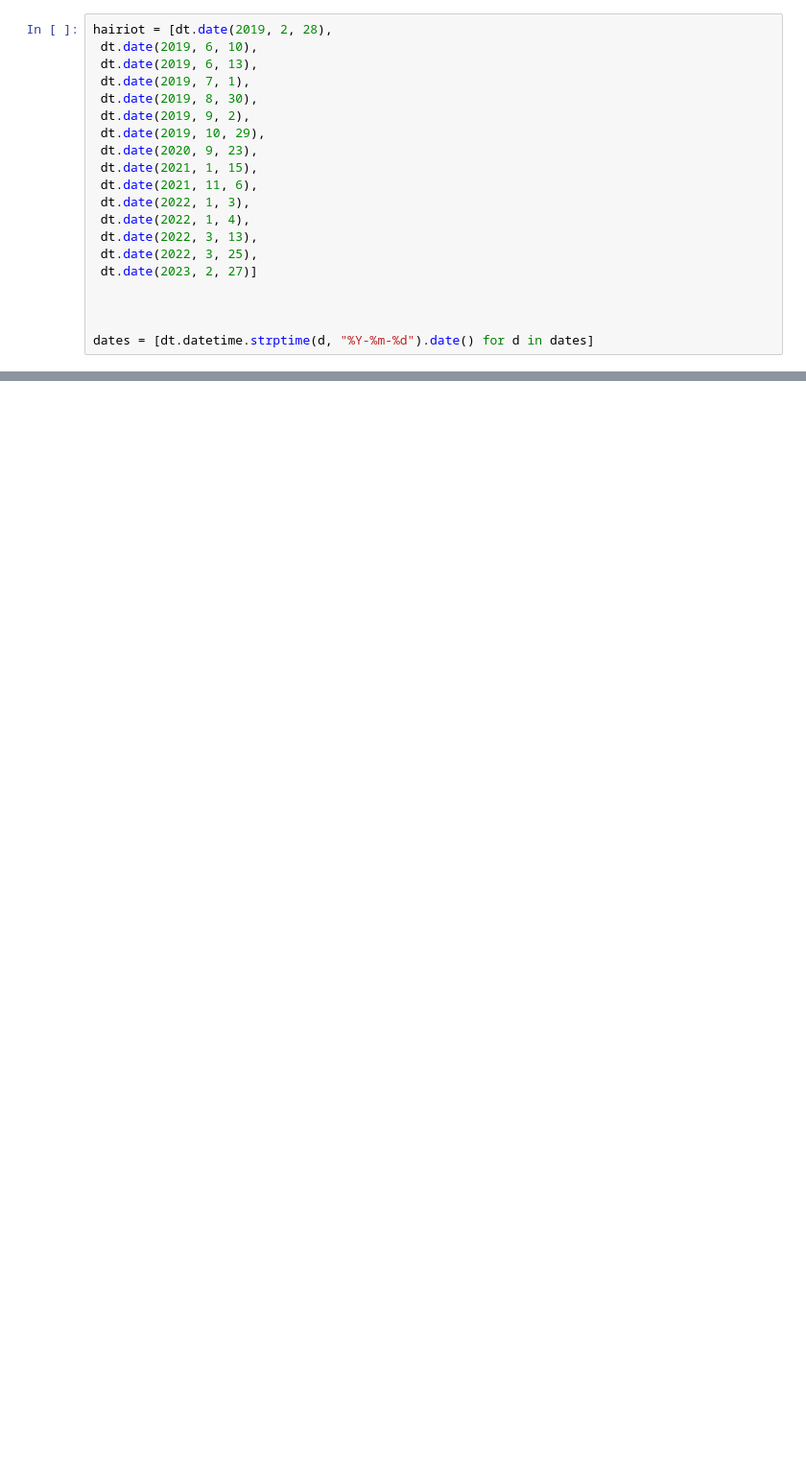
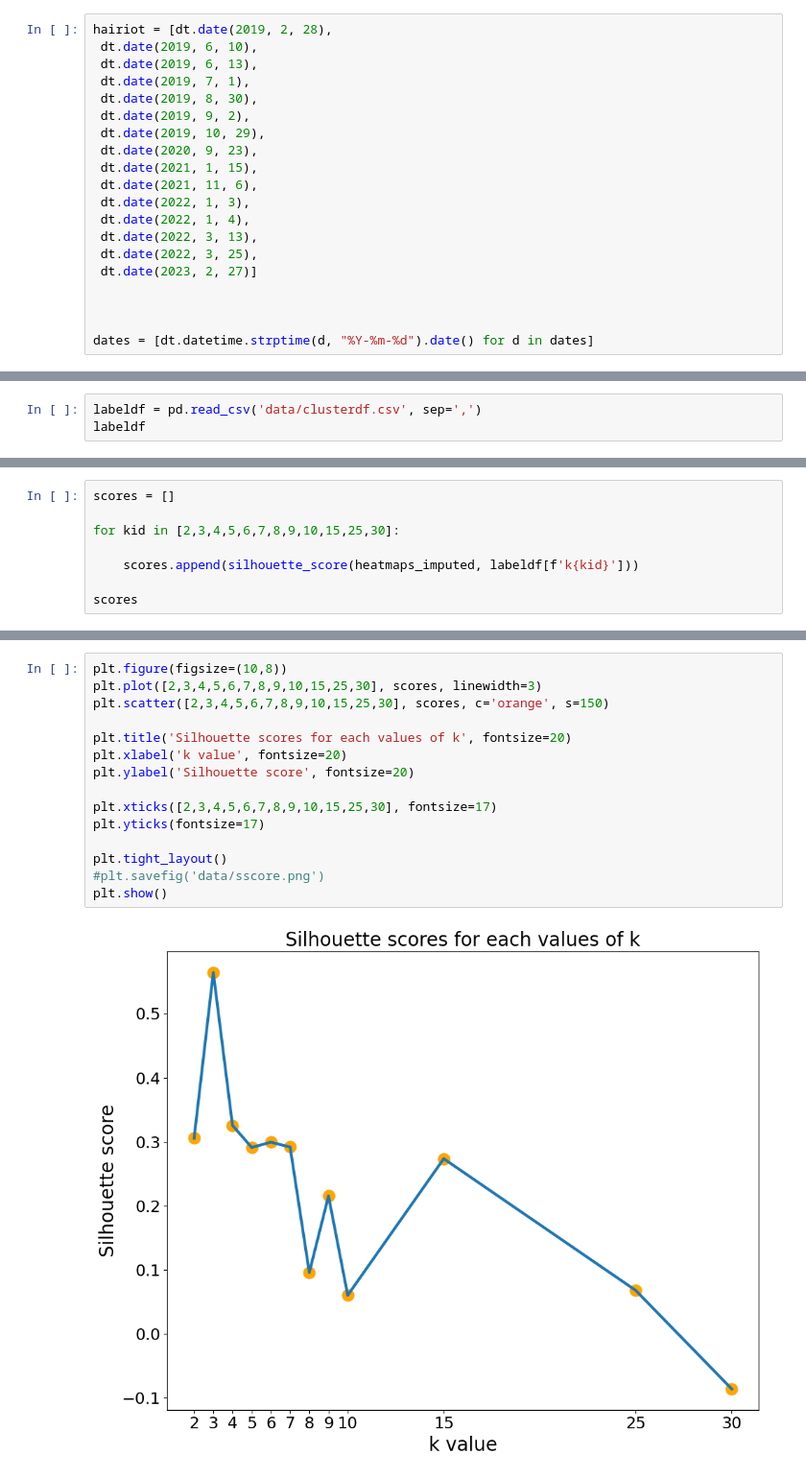
Before and after one commit to kuhaonmaraani/gradu, a Jupyter notebook: clustering.ipynb, the cells around one changed output, grey strips where cells are left out. Shown at 96% size. Cells and saved outputs as stored; diff of their text form; blank space fills up the shorter version.

```diff
--- a/clustering.ipynb
+++ b/clustering.ipynb
@@ -239,0 +241,3 @@ plt.show()
+# %%
+labeldf = pd.read_csv('data/clusterdf.csv', sep=',')
+labeldf
@@ -239,0 +258,8 @@ plt.show()
+# %%
+scores = []
+
+for kid in [2,3,4,5,6,7,8,9,10,15,25,30]:
+
+    scores.append(silhouette_score(heatmaps_imputed, labeldf[f'k{kid}']))
+
+scores
@@ -239,0 +279,17 @@ plt.show()
+# %%
+plt.figure(figsize=(10,8))
+plt.plot([2,3,4,5,6,7,8,9,10,15,25,30], scores, linewidth=3)
+plt.scatter([2,3,4,5,6,7,8,9,10,15,25,30], scores, c='orange', s=150)
+
+plt.title('Silhouette scores for each values of k', fontsize=20)
+plt.xlabel('k value', fontsize=20)
+plt.ylabel('Silhouette score', fontsize=20)
+
+plt.xticks([2,3,4,5,6,7,8,9,10,15,25,30], fontsize=17)
+plt.yticks(fontsize=17)
+
+plt.tight_layout()
+#plt.savefig('data/sscore.png')
+plt.show()
+# %% [output]
+[figure, added]
```
Also changed, not shown: parts of 8 cells of this notebook, 7 other files.
